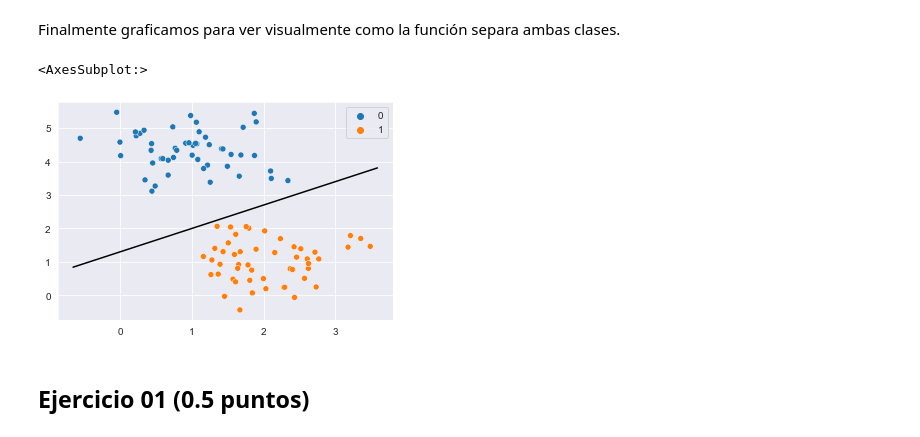
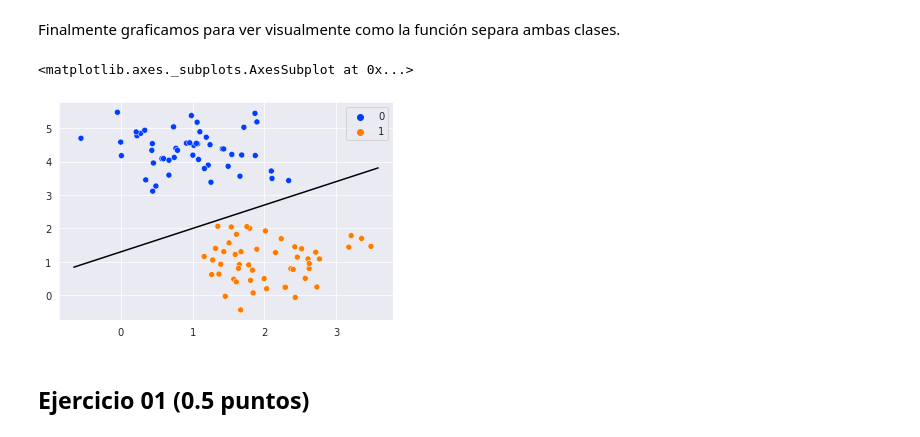
Before and after one commit to yeudiellm/RP-2023-2, a Jupyter notebook: Laboratorios/Lab01 Funciones de Decisión Lineales/Lab01_Funciones_de_Decisión.ipynb, the cells around one changed output. Saved outputs shown, nothing was run; the diff lists cells and outputs as text; code cells hidden in the pictures.

```diff
--- a/Laboratorios/Lab01 Funciones de Decisión Lineales/Lab01_Funciones_de_Decisión.ipynb
+++ b/Laboratorios/Lab01 Funciones de Decisión Lineales/Lab01_Funciones_de_Decisión.ipynb
@@ -89,13 +89,13 @@ accuracy_score(y, classifier(X, f1))
 Finalmente graficamos para ver visualmente como la función separa ambas clases.
 # %%
 #Graficamos
-sns.scatterplot(x=X[:,0], y=X[:,1], hue=y)
+sns.scatterplot(x=X[:,0], y=X[:,1], hue=y, palette = 'bright')
 x0 = np.linspace(np.min(X[:,0])-0.1, np.max(X[:,0])+0.1, 100)
 x1 = 0.7*x0 +1.3
-sns.lineplot(x=x0, y=x1, color='black', palette = 'bright')
+sns.lineplot(x=x0, y=x1, color='black')
 # %% [output]
-<AxesSubplot:>
+<matplotlib.axes._subplots.AxesSubplot at 0x...>
-[figure, old version]
+[figure, new version]
 # %% [markdown]
 ## Ejercicio 01 (0.5 puntos)
 # %%
```
Also changed, not shown: parts of 7 cells of this notebook.
